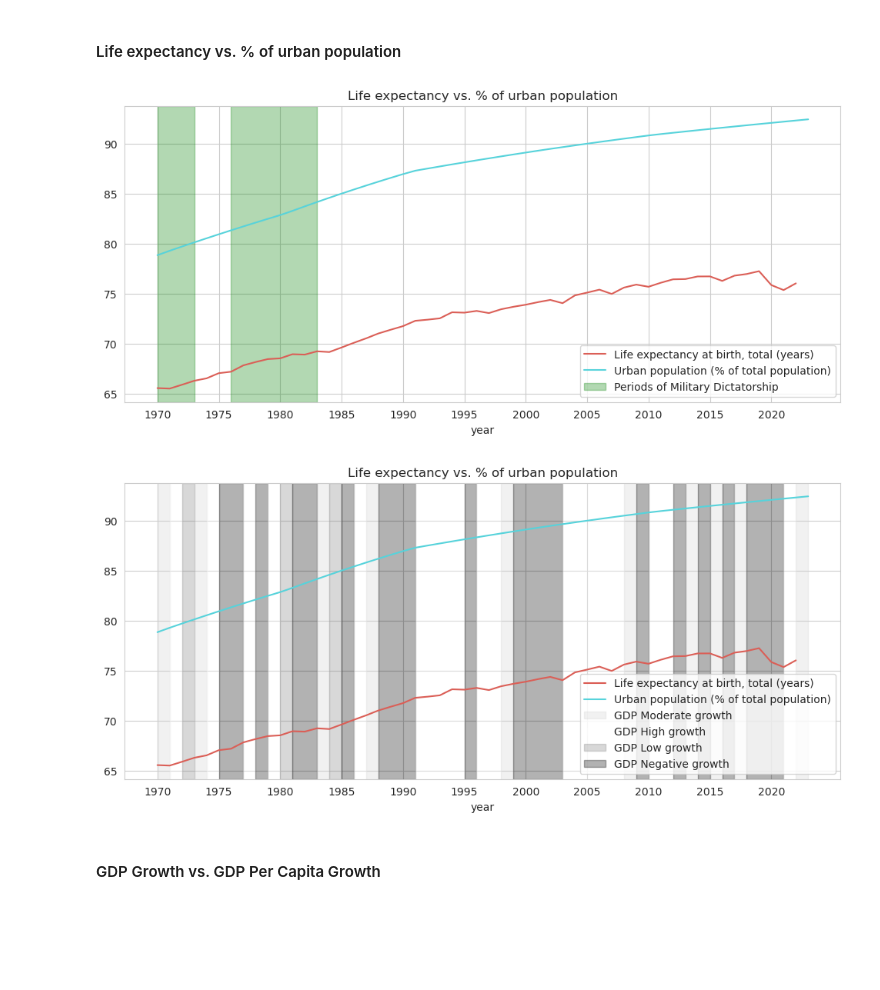
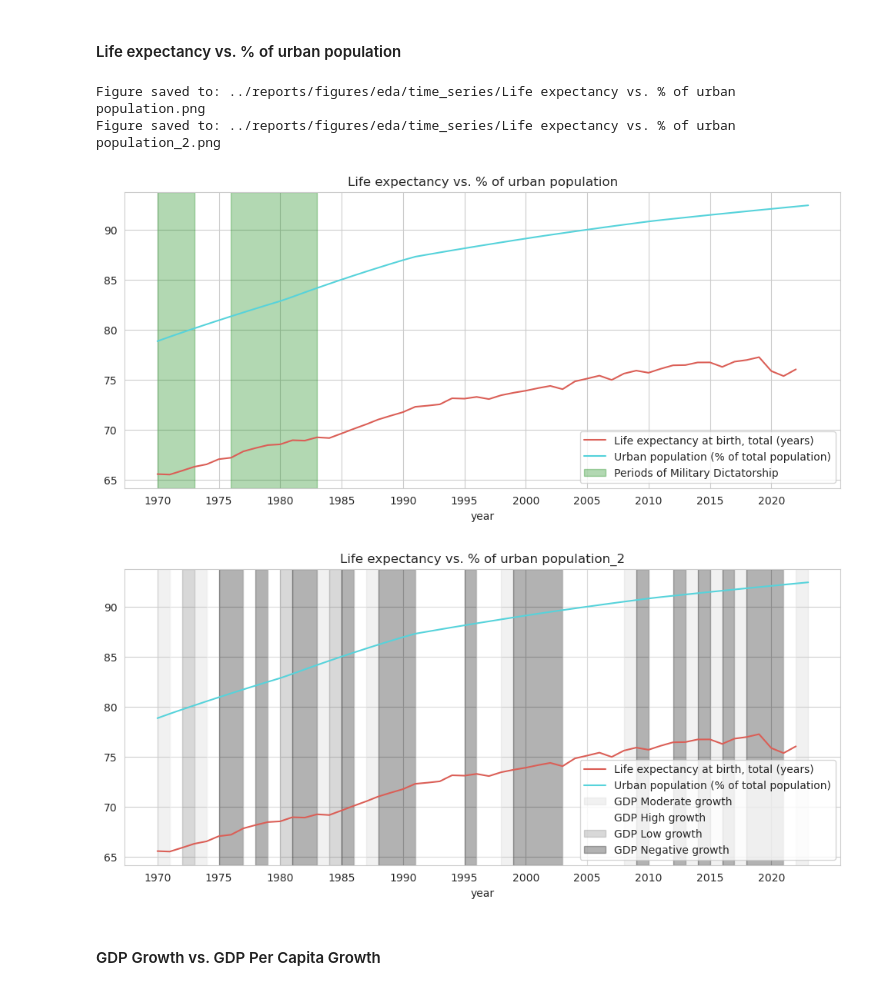
Before and after one commit to alejo-cuello/research-on-argentina, a Jupyter notebook: notebooks/0.1-alejo-explore_data.ipynb, the cells around one changed output. Cells and saved outputs as stored; diff of their text form; code cells hidden in the pictures; blank space fills up the shorter version.

```diff
--- a/notebooks/0.1-alejo-explore_data.ipynb
+++ b/notebooks/0.1-alejo-explore_data.ipynb
@@ -913,14 +926,16 @@ time_series(arg_di_df_best_cases, x='year', y=["se_pre_enrr","se_prm_enrr","se_s
 # %%
 plot_labels = [
     get_indicator_name("sp_dyn_le00_in",True),
     get_indicator_name("sp_urb_totl_in_zs",True)
 ]
 
-time_series(arg_di_df_best_cases, x='year', y=["sp_dyn_le00_in","sp_urb_totl_in_zs"], plot_labels=plot_labels, title="Life expectancy vs. % of urban population")
-time_series(arg_di_df_best_cases, x='year', y=["sp_dyn_le00_in","sp_urb_totl_in_zs"], plot_labels=plot_labels, background_colors="gdp_growth", title="Life expectancy vs. % of urban population")
+time_series(arg_di_df_best_cases, x='year', y=["sp_dyn_le00_in","sp_urb_totl_in_zs"], plot_labels=plot_labels, title="Life expectancy vs. % of urban population", is_save_figure=True)
+time_series(arg_di_df_best_cases, x='year', y=["sp_dyn_le00_in","sp_urb_totl_in_zs"], plot_labels=plot_labels, background_colors="gdp_growth", title="Life expectancy vs. % of urban population"+"_2", is_save_figure=True)
 # %% [output]
+Figure saved to: ../reports/figures/eda/time_series/Life expectancy vs. % of urban population.png
+Figure saved to: ../reports/figures/eda/time_series/Life expectancy vs. % of urban population_2.png
 [figure]
-[figure, old version]
+[figure, new version]
 # %% [markdown]
 #### GDP Growth vs. GDP Per Capita Growth
 # %%
```
Also changed, not shown: parts of 18 cells of this notebook, 2 other files.
